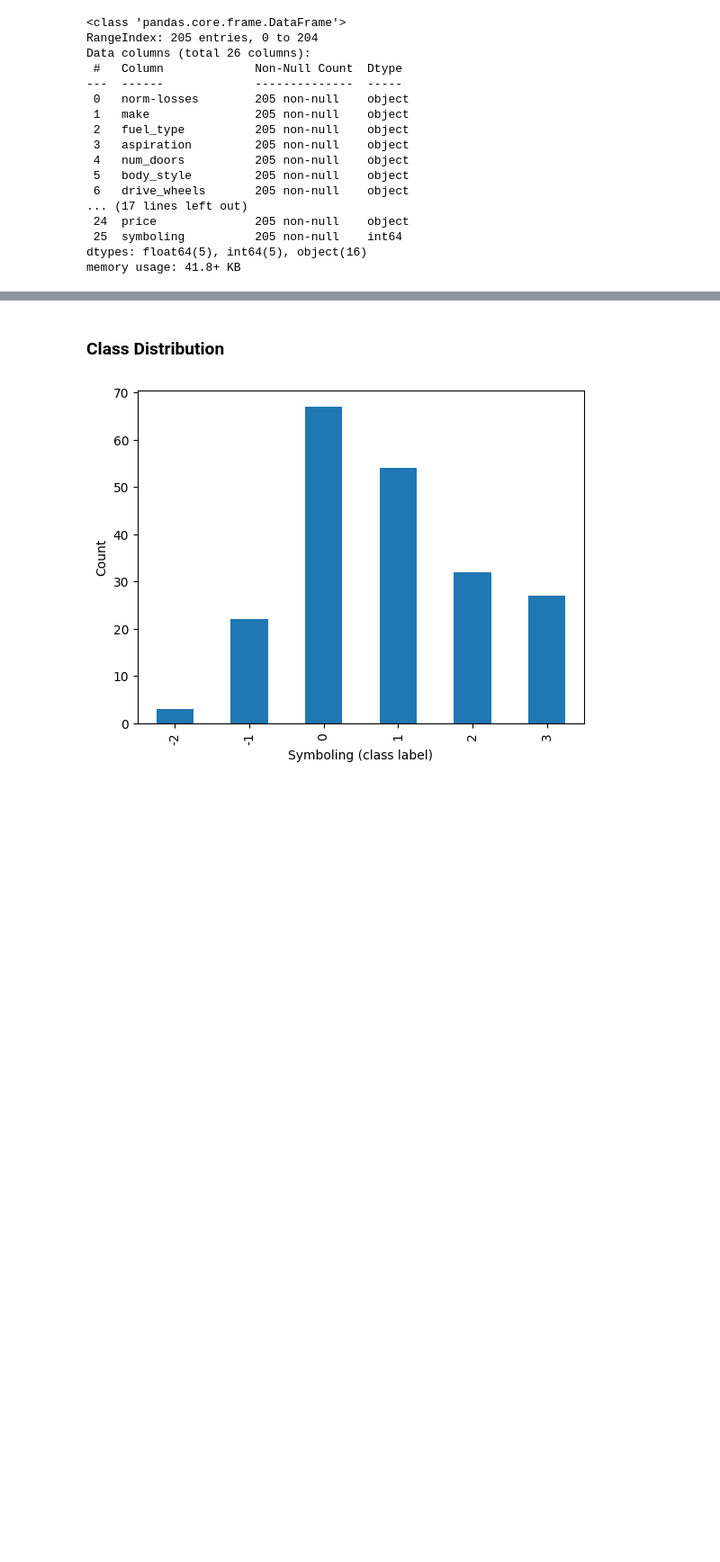
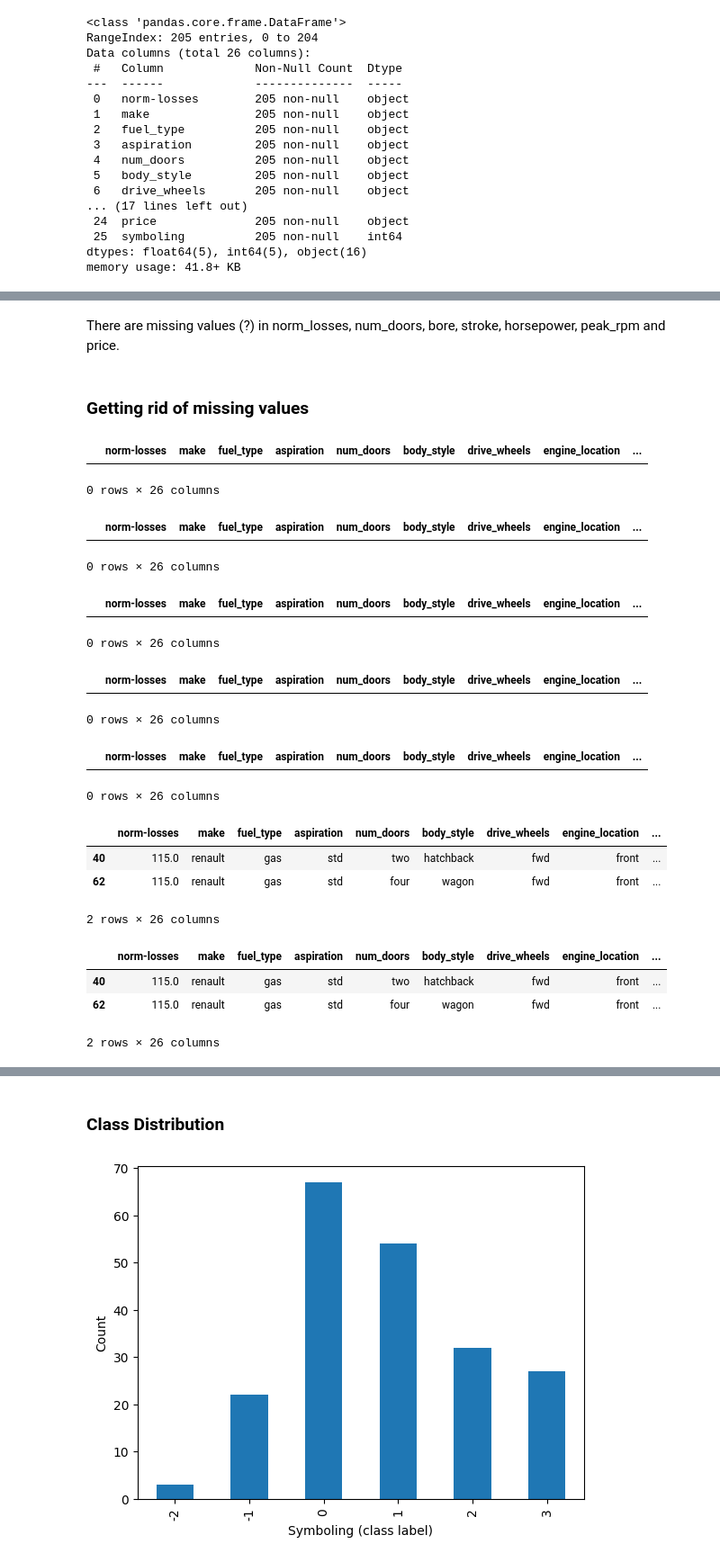
Before and after one commit to tmskss/automobile-classification-assignment, a Jupyter notebook: main.ipynb, the cells around one changed output, grey strips where cells are left out. Shown at 90% size. Drawn from its saved outputs; the diff is of its cells as text; code cells hidden in the pictures; blank space fills up the shorter version.

```diff
--- a/main.ipynb
+++ b/main.ipynb
@@ -75,0 +116,32 @@ memory usage: 41.8+ KB
+# %% [markdown]
+There are missing values (?) in norm_losses, num_doors, bore, stroke, horsepower, peak_rpm and price.
+# %% [markdown]
+### Getting rid of missing values
+# %%
+# See the rows with missing values
+display(df[df['norm-losses'] == '?'])
+display(df[df['price'] == '?'])
+display(df[df['num_doors'] == '?'])
+display(df[df['bore'] == '?'])
+display(df[df['stroke'] == '?'])
+display(df[df['horsepower'] == '?'])
+display(df[df['peak_rpm'] == '?'])
+# %% [output]
+|  | norm-losses | make | fuel_type | aspiration | num_doors | body_style | drive_wheels | engine_location | ... |
+0 rows × 26 columns
+|  | norm-losses | make | fuel_type | aspiration | num_doors | body_style | drive_wheels | engine_location | ... |
+0 rows × 26 columns
+|  | norm-losses | make | fuel_type | aspiration | num_doors | body_style | drive_wheels | engine_location | ... |
+0 rows × 26 columns
+|  | norm-losses | make | fuel_type | aspiration | num_doors | body_style | drive_wheels | engine_location | ... |
+0 rows × 26 columns
+|  | norm-losses | make | fuel_type | aspiration | num_doors | body_style | drive_wheels | engine_location | ... |
+0 rows × 26 columns
+|  | norm-losses | make | fuel_type | aspiration | num_doors | body_style | drive_wheels | engine_location | ... |
+| 40 | 115.0 | renault | gas | std | two | hatchback | fwd | front | ... |
+| 62 | 115.0 | renault | gas | std | four | wagon | fwd | front | ... |
+2 rows × 26 columns
+|  | norm-losses | make | fuel_type | aspiration | num_doors | body_style | drive_wheels | engine_location | ... |
+| 40 | 115.0 | renault | gas | std | two | hatchback | fwd | front | ... |
+| 62 | 115.0 | renault | gas | std | four | wagon | fwd | front | ... |
+2 rows × 26 columns
```
Also changed, not shown: parts of 26 cells of this notebook, 1 other file.
